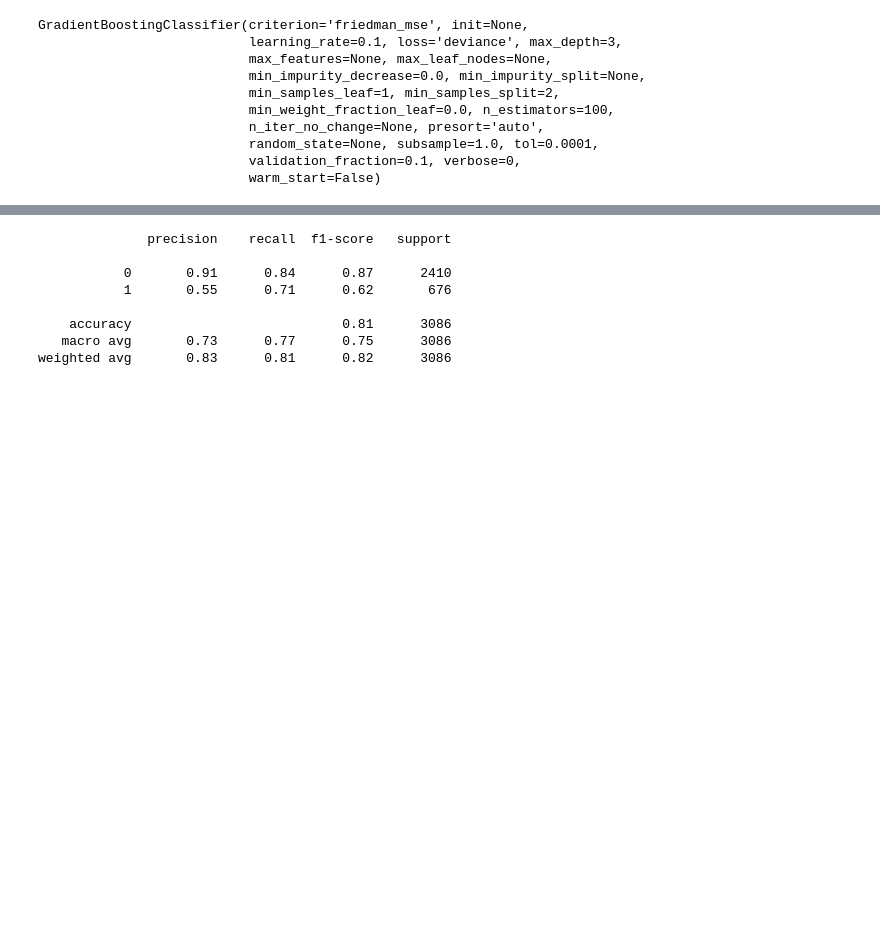
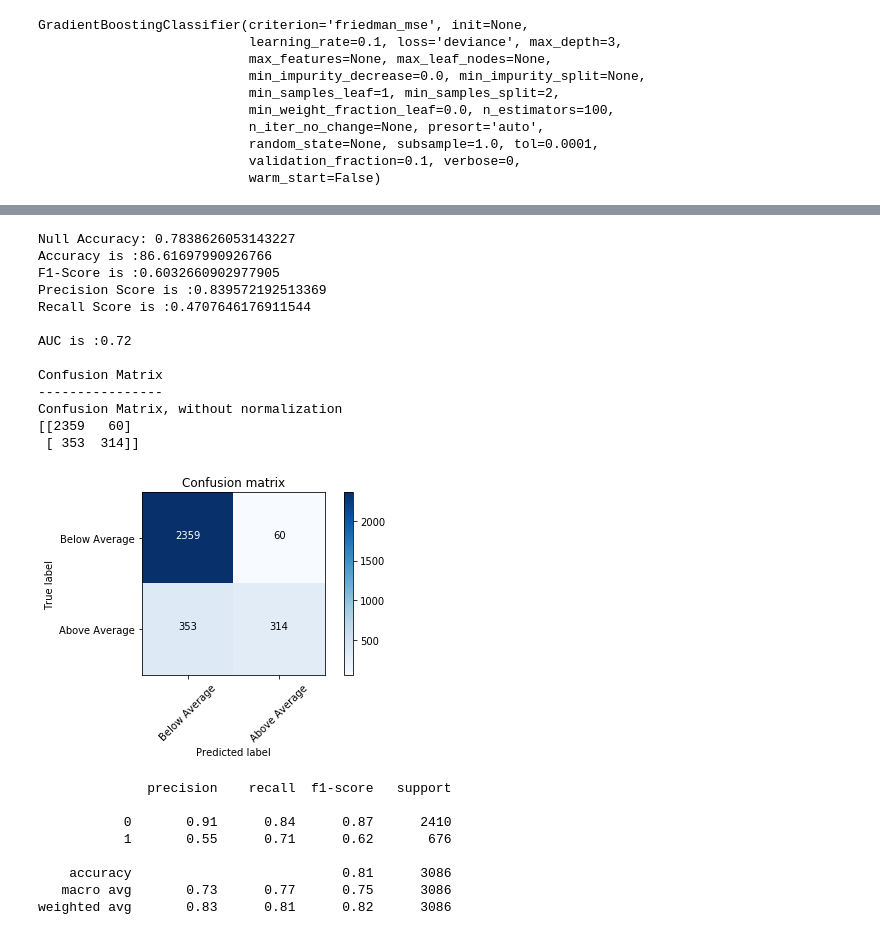
Before and after one commit to ssmithie/classification_project, a Jupyter notebook: Modeling.ipynb, the cells around one changed output, grey strips where cells are left out. Cells and saved outputs as stored; diff of their text form; code cells hidden in the pictures; blank space fills up the shorter version.

```diff
--- a/Modeling.ipynb
+++ b/Modeling.ipynb
@@ -1002,6 +1049,6 @@ AdaBoostClassifier(algorithm='SAMME.R', base_estimator=None, learning_rate=1.0,
                    n_estimators=50, random_state=None)
 # %%
-gbt_clf.fit(X_sm_train, y_sm_train)
+gbt_clf.fit(X_train, y_train)
 # %% [output]
 GradientBoostingClassifier(criterion='friedman_mse', init=None,
                            learning_rate=0.1, loss='deviance', max_depth=3,
@@ -1068,3 +1117,20 @@ array([[2073,  337],
+# %%
+print_eval_metrics(y_test, gbt_clf_test_preds, y)
+# %% [output]
+Null Accuracy: 0.7838626053143227
+Accuracy is :86.61697990926766
+F1-Score is :0.6032660902977905
+Precision Score is :0.839572192513369
+Recall Score is :0.4707646176911544
+
+AUC is :0.72
+
+Confusion Matrix
+----------------
+Confusion Matrix, without normalization
+[[2359   60]
+ [ 353  314]]
+[figure, added]
 # %%
 adaboost_classification_report = classification_report(y_test, adaboost_test_preds)
 print(adaboost_classification_report)
```
Also changed, not shown: parts of 10 cells of this notebook.
